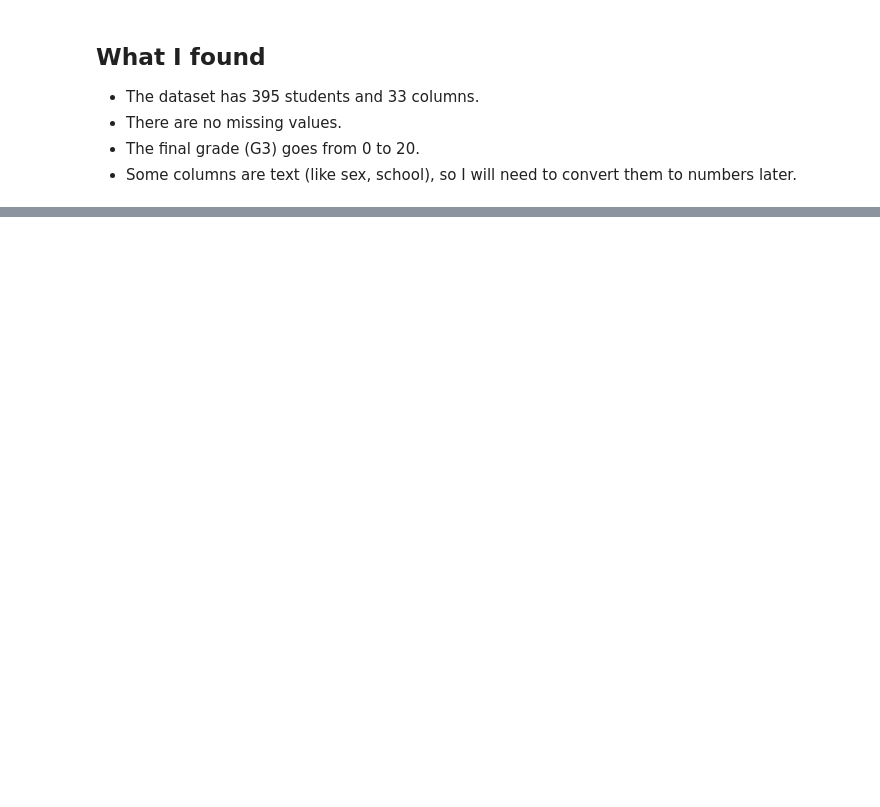
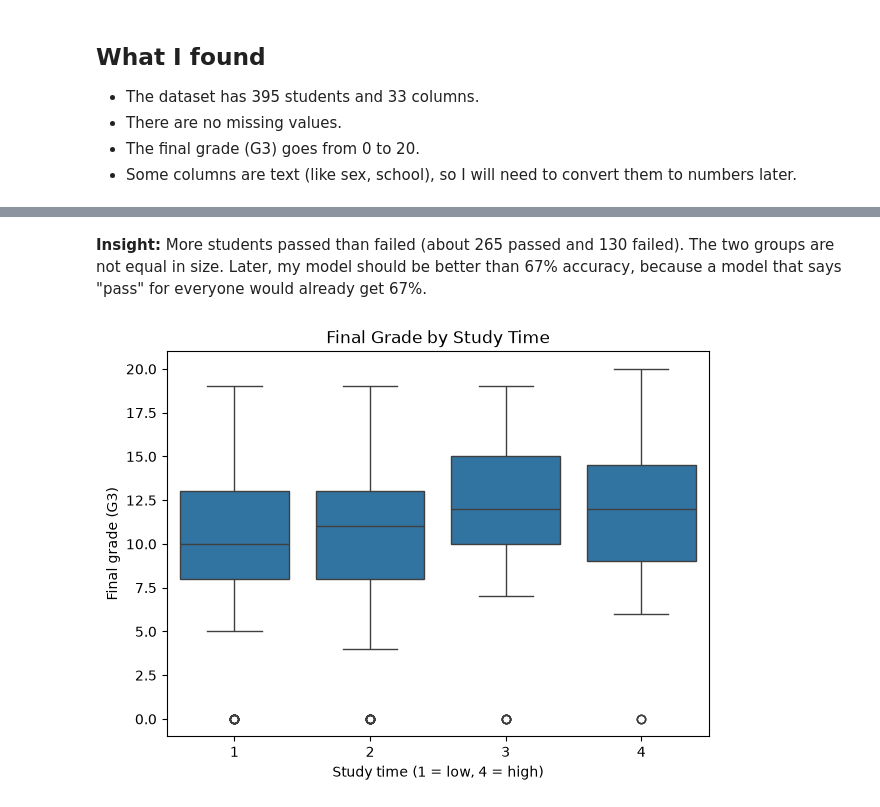
Before and after one commit to UshaniDhanushika/student-performance-predictor, a Jupyter notebook: notebooks/01_eda.ipynb, the cells around one changed output, grey strips where cells are left out. Drawn from its saved outputs; the diff is of its cells as text; code cells hidden in the pictures; blank space fills up the shorter version.

```diff
--- a/notebooks/01_eda.ipynb
+++ b/notebooks/01_eda.ipynb
@@ -136,0 +175,14 @@ df.describe()
+# %% [markdown]
+**Insight:** More students passed than failed (about 265 passed and 130
+failed). The two groups are not equal in size. Later, my model should be
+better than 67% accuracy, because a model that says "pass" for everyone
+would already get 67%.
+# %%
+plt.figure(figsize=(7, 5))
+sns.boxplot(x="studytime", y="G3", data=df)
+plt.title("Final Grade by Study Time")
+plt.xlabel("Study time (1 = low, 4 = high)")
+plt.ylabel("Final grade (G3)")
+plt.show()
+# %% [output]
+[figure, added]
```
Also changed, not shown: parts of 13 cells of this notebook.
